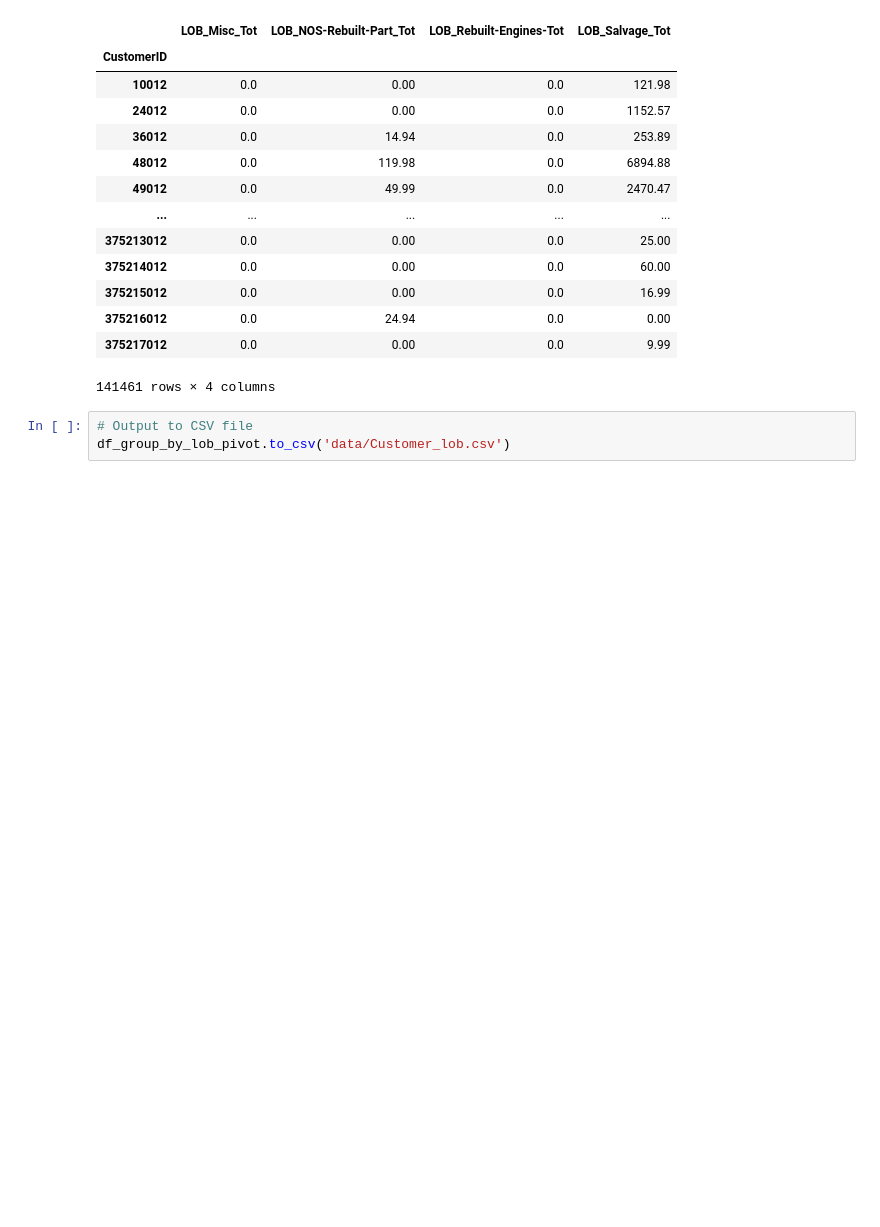
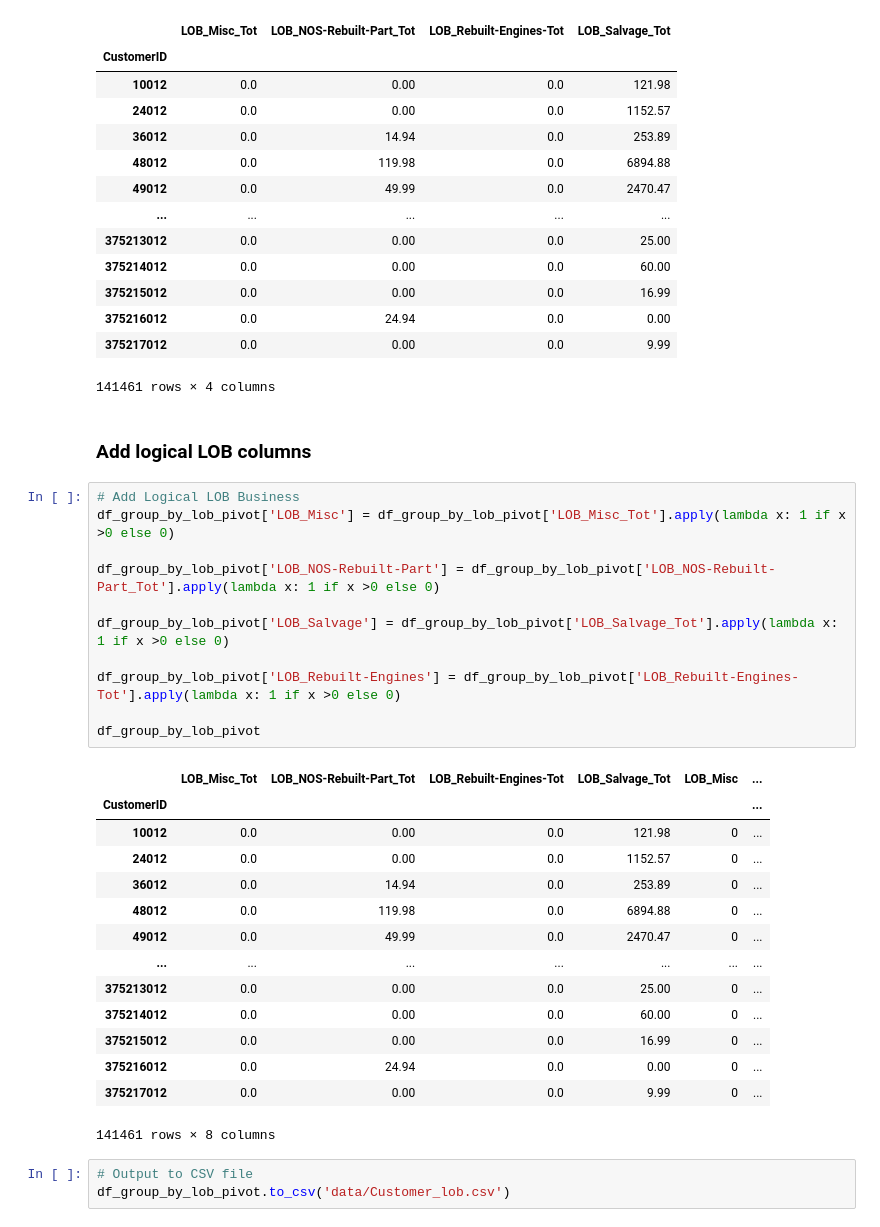
Before and after one commit to ranmacmo/DataNation, a Jupyter notebook: 3-Customer_Sales_Pivot.ipynb, the cells around one changed output. Cells and saved outputs as stored; diff of their text form; blank space fills up the shorter version.

Commit message:
Added logical columns for LOBs

```diff
--- a/3-Customer_Sales_Pivot.ipynb
+++ b/3-Customer_Sales_Pivot.ipynb
@@ -117,6 +117,34 @@ df_group_by_lob_pivot
 | 375216012 | 0.0 | 24.94 | 0.0 | 0.00 |
 | 375217012 | 0.0 | 0.00 | 0.0 | 9.99 |
 141461 rows × 4 columns
+# %% [markdown]
+### Add logical LOB columns
+# %%
+# Add Logical LOB Business
+df_group_by_lob_pivot['LOB_Misc'] = df_group_by_lob_pivot['LOB_Misc_Tot'].apply(lambda x: 1 if x >0 else 0)
+
+df_group_by_lob_pivot['LOB_NOS-Rebuilt-Part'] = df_group_by_lob_pivot['LOB_NOS-Rebuilt-Part_Tot'].apply(lambda x: 1 if x >0 else 0)
+
+df_group_by_lob_pivot['LOB_Salvage'] = df_group_by_lob_pivot['LOB_Salvage_Tot'].apply(lambda x: 1 if x >0 else 0)
+
+df_group_by_lob_pivot['LOB_Rebuilt-Engines'] = df_group_by_lob_pivot['LOB_Rebuilt-Engines-Tot'].apply(lambda x: 1 if x >0 else 0)
+
+df_group_by_lob_pivot
+# %% [output]
+|  | LOB_Misc_Tot | LOB_NOS-Rebuilt-Part_Tot | LOB_Rebuilt-Engines-Tot | LOB_Salvage_Tot | LOB_Misc | ... |
+| CustomerID |  |  |  |  |  | ... |
+| 10012 | 0.0 | 0.00 | 0.0 | 121.98 | 0 | ... |
+| 24012 | 0.0 | 0.00 | 0.0 | 1152.57 | 0 | ... |
+| 36012 | 0.0 | 14.94 | 0.0 | 253.89 | 0 | ... |
+| 48012 | 0.0 | 119.98 | 0.0 | 6894.88 | 0 | ... |
+| 49012 | 0.0 | 49.99 | 0.0 | 2470.47 | 0 | ... |
+| ... | ... | ... | ... | ... | ... | ... |
+| 375213012 | 0.0 | 0.00 | 0.0 | 25.00 | 0 | ... |
+| 375214012 | 0.0 | 0.00 | 0.0 | 60.00 | 0 | ... |
+| 375215012 | 0.0 | 0.00 | 0.0 | 16.99 | 0 | ... |
+| 375216012 | 0.0 | 24.94 | 0.0 | 0.00 | 0 | ... |
+| 375217012 | 0.0 | 0.00 | 0.0 | 9.99 | 0 | ... |
+141461 rows × 8 columns
 # %%
 # Output to CSV file
 df_group_by_lob_pivot.to_csv('data/Customer_lob.csv')
```
